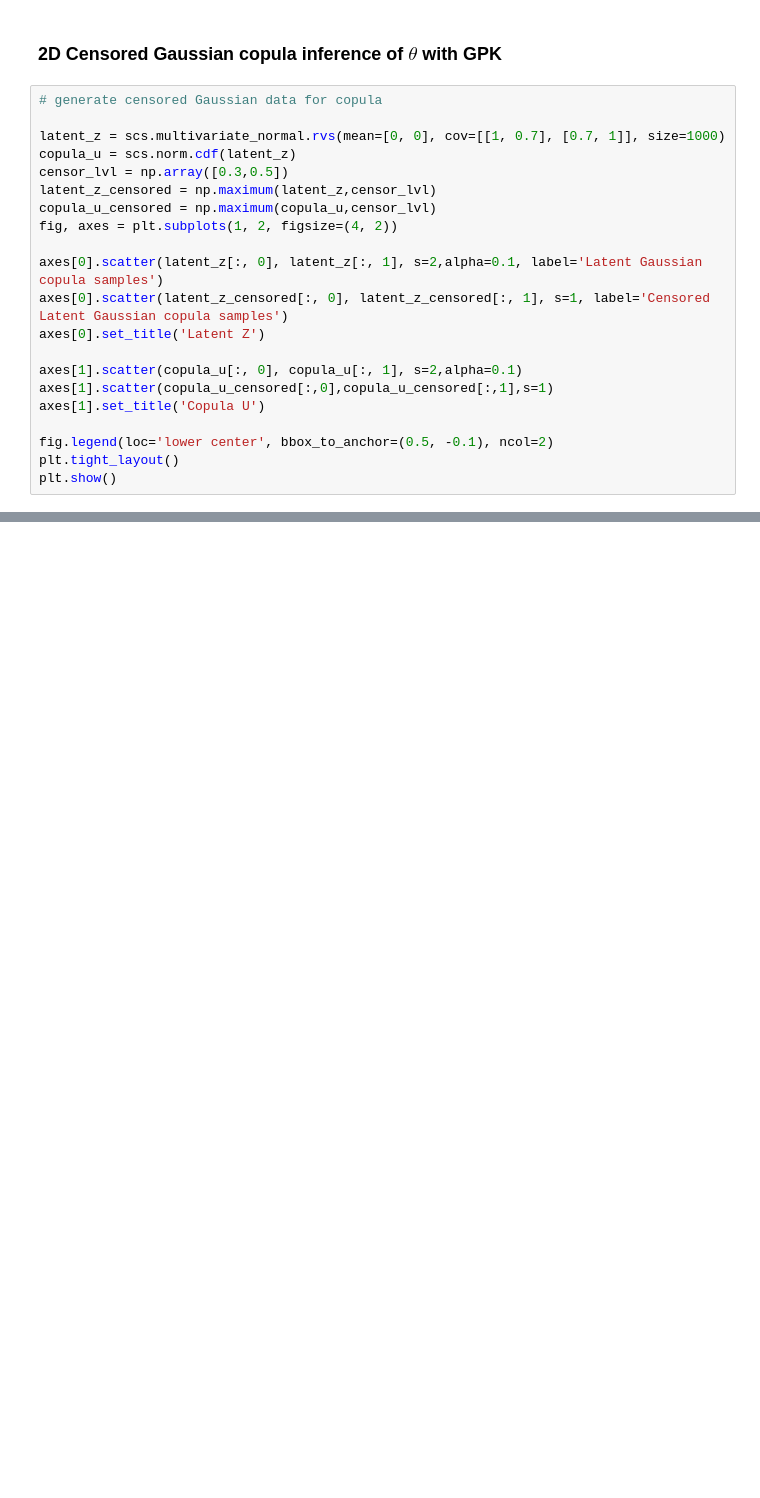
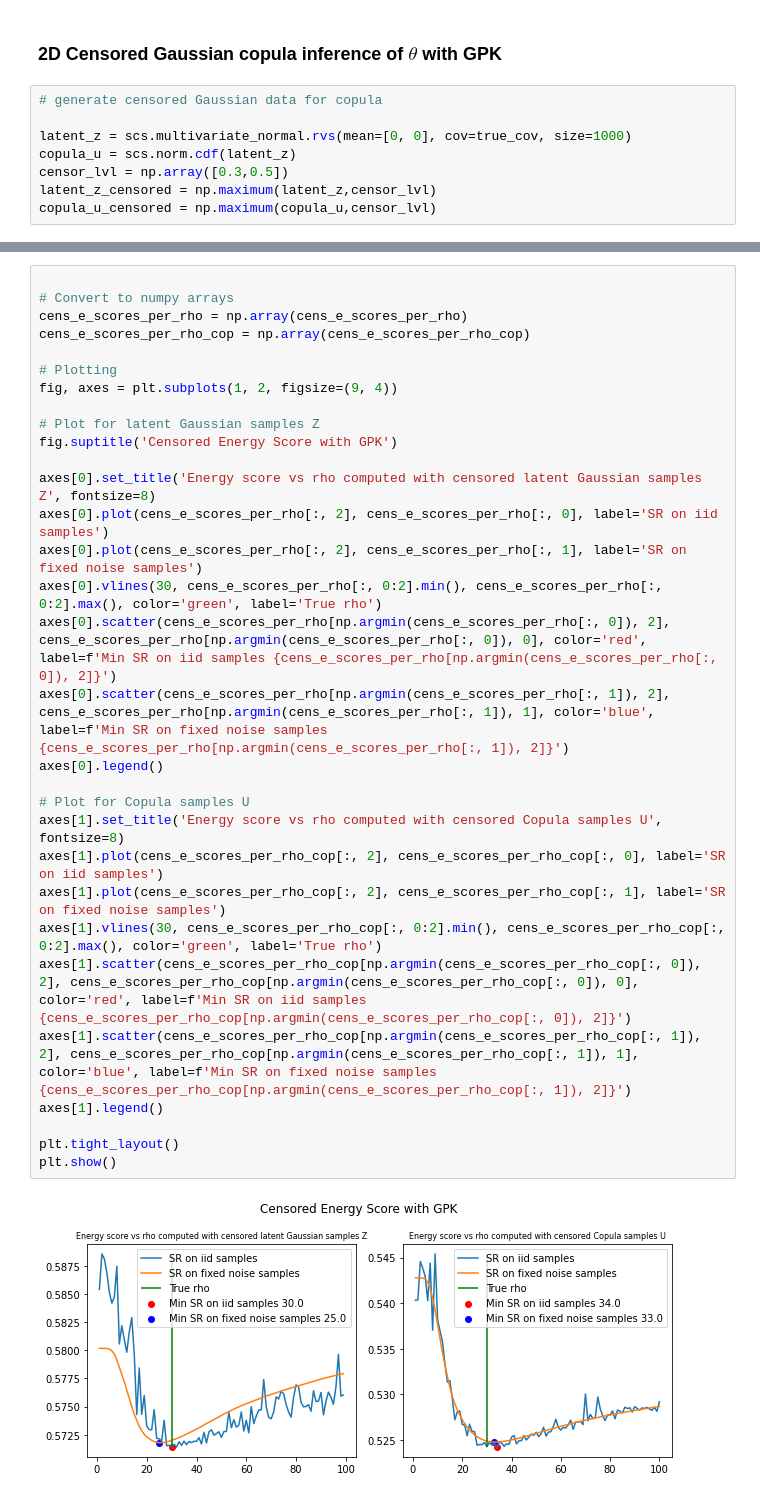
Before and after one commit to Huk-David/SpaDep_VCop, a Jupyter notebook: body/NEW_SR_estimation.ipynb, the cells around one changed output, grey strips where cells are left out. Cells and saved outputs as stored; diff of their text form; blank space fills up the shorter version.

```diff
--- a/body/NEW_SR_estimation.ipynb
+++ b/body/NEW_SR_estimation.ipynb
@@ -387,21 +387,8 @@ plt.show()
 # %%
 # generate censored Gaussian data for copula
 
-latent_z = scs.multivariate_normal.rvs(mean=[0, 0], cov=[[1, 0.7], [0.7, 1]], size=1000)
+latent_z = scs.multivariate_normal.rvs(mean=[0, 0], cov=true_cov, size=1000)
 copula_u = scs.norm.cdf(latent_z)
 censor_lvl = np.array([0.3,0.5])
 latent_z_censored = np.maximum(latent_z,censor_lvl)
 copula_u_censored = np.maximum(copula_u,censor_lvl)
-fig, axes = plt.subplots(1, 2, figsize=(4, 2))
-
-axes[0].scatter(latent_z[:, 0], latent_z[:, 1], s=2,alpha=0.1, label='Latent Gaussian copula samples')
-axes[0].scatter(latent_z_censored[:, 0], latent_z_censored[:, 1], s=1, label='Censored Latent Gaussian copula samples')
-axes[0].set_title('Latent Z')
-
-axes[1].scatter(copula_u[:, 0], copula_u[:, 1], s=2,alpha=0.1)
-axes[1].scatter(copula_u_censored[:,0],copula_u_censored[:,1],s=1)
-axes[1].set_title('Copula U')
-
-fig.legend(loc='lower center', bbox_to_anchor=(0.5, -0.1), ncol=2)
-plt.tight_layout()
-plt.show()
@@ -407,0 +437,33 @@ plt.show()
+# %%
+
+# Convert to numpy arrays
+cens_e_scores_per_rho = np.array(cens_e_scores_per_rho)
+cens_e_scores_per_rho_cop = np.array(cens_e_scores_per_rho_cop)
+
+# Plotting
+fig, axes = plt.subplots(1, 2, figsize=(9, 4))
+
+# Plot for latent Gaussian samples Z
+fig.suptitle('Censored Energy Score with GPK')
+
+axes[0].set_title('Energy score vs rho computed with censored latent Gaussian samples Z', fontsize=8)
+axes[0].plot(cens_e_scores_per_rho[:, 2], cens_e_scores_per_rho[:, 0], label='SR on iid samples')
+axes[0].plot(cens_e_scores_per_rho[:, 2], cens_e_scores_per_rho[:, 1], label='SR on fixed noise samples')
+axes[0].vlines(30, cens_e_scores_per_rho[:, 0:2].min(), cens_e_scores_per_rho[:, 0:2].max(), color='green', label='True rho')
+axes[0].scatter(cens_e_scores_per_rho[np.argmin(cens_e_scores_per_rho[:, 0]), 2], cens_e_scores_per_rho[np.argmin(cens_e_scores_per_rho[:, 0]), 0], color='red', label=f'Min SR on iid samples {cens_e_scores_per_rho[np.argmin(cens_e_scores_per_rho[:, 0]), 2]}')
+axes[0].scatter(cens_e_scores_per_rho[np.argmin(cens_e_scores_per_rho[:, 1]), 2], cens_e_scores_per_rho[np.argmin(cens_e_scores_per_rho[:, 1]), 1], color='blue', label=f'Min SR on fixed noise samples {cens_e_scores_per_rho[np.argmin(cens_e_scores_per_rho[:, 1]), 2]}')
+axes[0].legend()
+
+# Plot for Copula samples U
+axes[1].set_title('Energy score vs rho computed with censored Copula samples U', fontsize=8)
+axes[1].plot(cens_e_scores_per_rho_cop[:, 2], cens_e_scores_per_rho_cop[:, 0], label='SR on iid samples')
+axes[1].plot(cens_e_scores_per_rho_cop[:, 2], cens_e_scores_per_rho_cop[:, 1], label='SR on fixed noise samples')
+axes[1].vlines(30, cens_e_scores_per_rho_cop[:, 0:2].min(), cens_e_scores_per_rho_cop[:, 0:2].max(), color='green', label='True rho')
+axes[1].scatter(cens_e_scores_per_rho_cop[np.argmin(cens_e_scores_per_rho_cop[:, 0]), 2], cens_e_scores_per_rho_cop[np.argmin(cens_e_scores_per_rho_cop[:, 0]), 0], color='red', label=f'Min SR on iid samples {cens_e_scores_per_rho_cop[np.argmin(cens_e_scores_per_rho_cop[:, 0]), 2]}')
+axes[1].scatter(cens_e_scores_per_rho_cop[np.argmin(cens_e_scores_per_rho_cop[:, 1]), 2], cens_e_scores_per_rho_cop[np.argmin(cens_e_scores_per_rho_cop[:, 1]), 1], color='blue', label=f'Min SR on fixed noise samples {cens_e_scores_per_rho_cop[np.argmin(cens_e_scores_per_rho_cop[:, 1]), 2]}')
+axes[1].legend()
+
+plt.tight_layout()
+plt.show()
+# %% [output]
+[figure, added]
```
Also changed, not shown: parts of 14 cells of this notebook.
